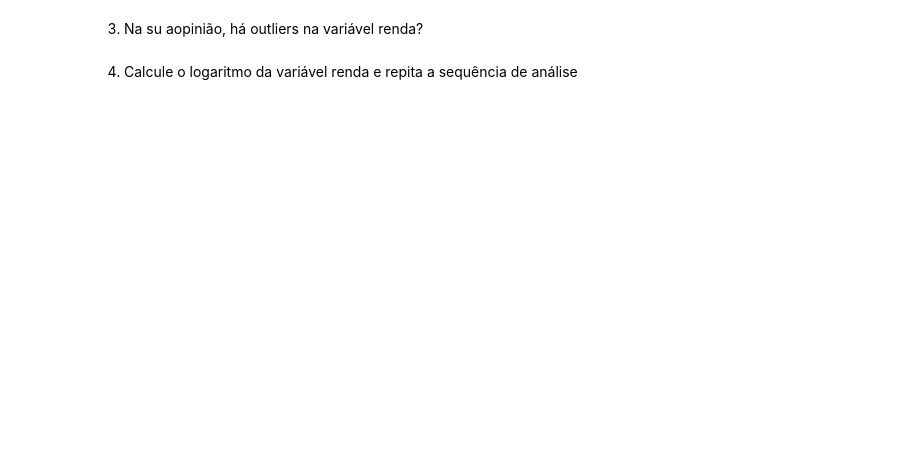
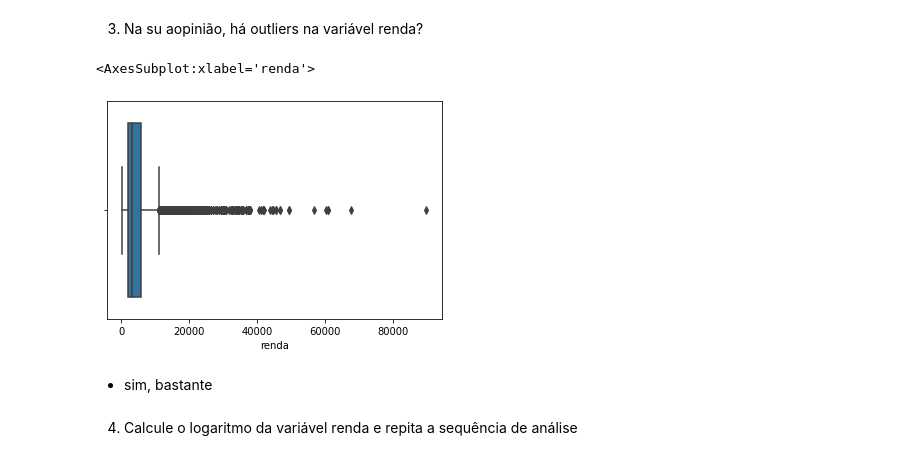
Before and after one commit to RochaKleiton/EBAC_voltazero, a Jupyter notebook: Modulos/10/Profissão-Cientista de Dados_M10_support material_assignment01.ipynb, the cells around one changed output. Drawn from its saved outputs; the diff is of its cells as text; code cells hidden in the pictures; blank space fills up the shorter version.

```diff
--- a/Modulos/10/Profissão-Cientista de Dados_M10_support material_assignment01.ipynb
+++ b/Modulos/10/Profissão-Cientista de Dados_M10_support material_assignment01.ipynb
@@ -102,4 +121,11 @@ sns.pairplot(df[[ 'qtd_filhos', 'idade',
 # %% [markdown]
 3) Na su aopinião, há outliers na variável renda?
+# %%
+sns.boxplot(x=df['renda'])
+# %% [output]
+<AxesSubplot:xlabel='renda'>
+[figure, added]
+# %% [markdown]
+   - sim, bastante
 # %% [markdown]
 4) Calcule o logaritmo da variável renda e repita a sequência de análise
```
Also changed, not shown: parts of 11 cells of this notebook.
